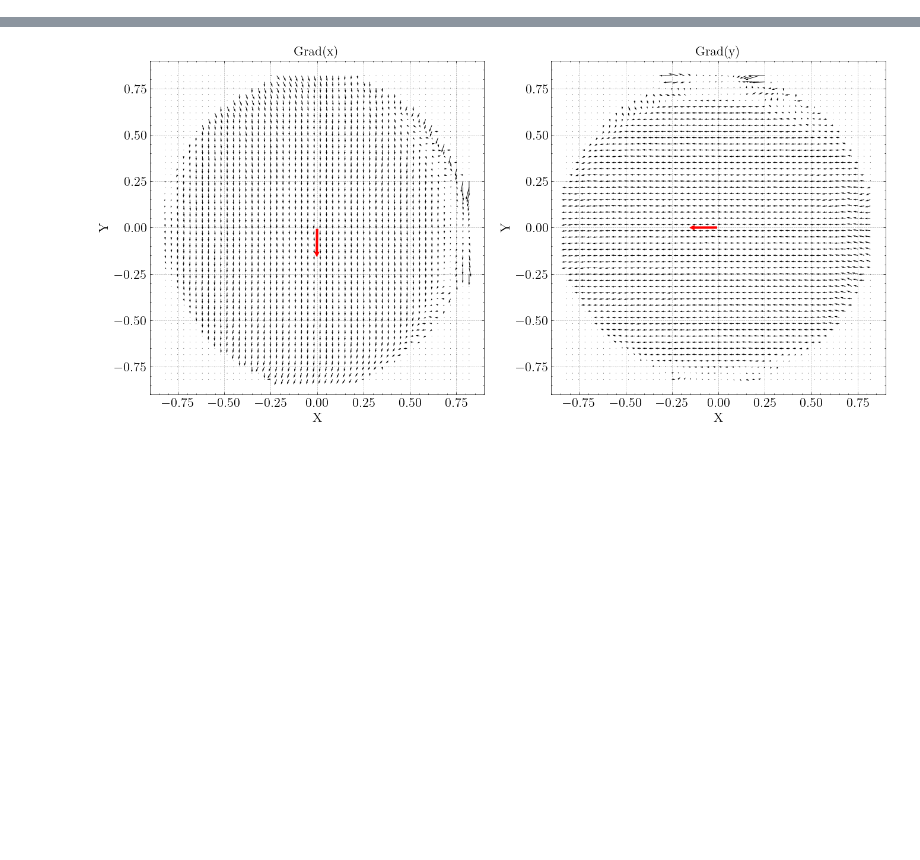
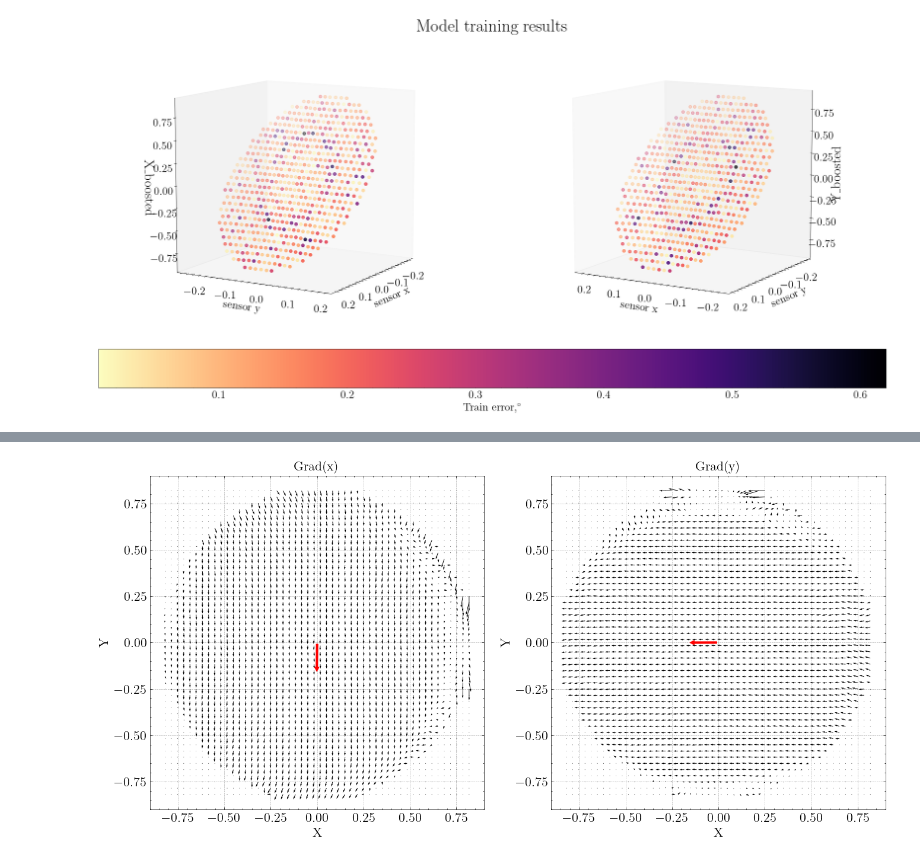
Before and after one commit to 14Og/diploma, a Jupyter notebook: Sources/UtilNotebook.ipynb, the cells around one changed output, grey strips where cells are left out. Drawn from its saved outputs; the diff is of its cells as text; code cells hidden in the pictures; blank space fills up the shorter version.

```diff
--- a/Sources/FInal.ipynb
+++ b/Sources/UtilNotebook.ipynb
@@ -14,8 +18,10 @@ from sklearn.model_selection import GridSearchCV
 # %%
-# linear = LinearFitter()
-# geom = GeometricalFitter()
-# poly = PolynomialFitter()
-# database = PanelDataBase()
-# panels = [database.panel_list[3], database.panel_list[10], database.panel_list[22]]
-# bad_panels = database.bad_panels_list
+linear = LinearFitter()
+geom = GeometricalFitter()
+poly = PolynomialFitter()
+gbdt = GBDTFitter()
+mlp = MLPFitter()
+database = PanelDataBase()
+panels = [database.panel_list[3], database.panel_list[10], database.panel_list[22]]
+bad_panels = database.bad_panels_list
 # %% [output]
@@ -23,12 +32,0 @@ NameError: name 'GBDTFitter' is not defined
-# %%
-gbdt = GBDTFitter()
-panels = gbdt.data_base.panel_list[2::2]
-
-# x_grid = GridSearchCV(gbdt.x_regressor, gbdt.hyper_params, cv=3, scoring='neg_mean_squared_error')
-# y_grid = GridSearchCV(gbdt.y_regressor, gbdt.hyper_params, cv=3, scoring='neg_mean_squared_error')
-
-
-# features = gbdt.data_base[panels[0]].initial_data.loc[:, ["x_light", "y_light"]]
-
-# x_grid.fit(features, gbdt.data_base[panels[0]].initial_data["X"])
-# print(x_grid.best_params_)
@@ -90,6 +51,10 @@ Database target directory:  /home/kolya/Yandex.Disk/diploma/Data
 
 # geom_errors = pd.read_csv("/home/kolya/Yandex.Disk/diploma/Sources/Geometrical/error_stats.csv", index_col=["Panel", "Measurement"])
 # geom_stats = pd.read_csv("/home/kolya/Yandex.Disk/diploma/Sources/Geometrical/stats.csv")
+# %%
+Plotter.plot_model_training_results(panels[0], gbdt.perform_training(panels[0]), "X_boosted", "Y_boosted")
+# %% [output]
+[figure, added]
 # %%
 # Plotter.plot_error_colormesh(panels[0], linear_errors, "angle_error_linearized")
 # %%
```
Also changed, not shown: parts of 14 cells of this notebook, 15 other files.
